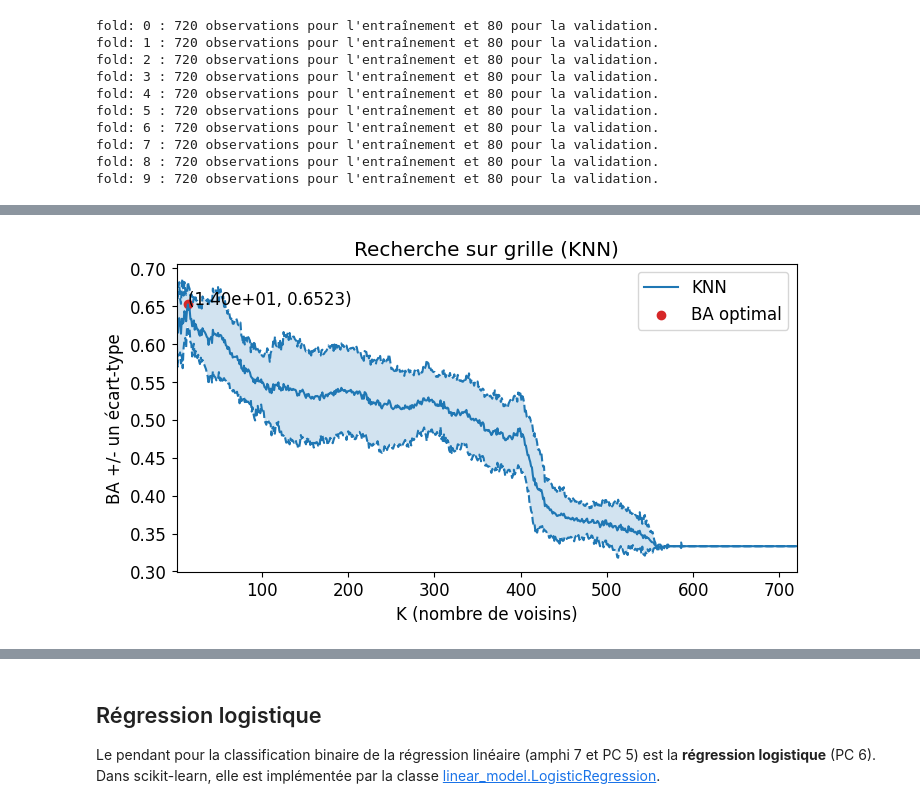
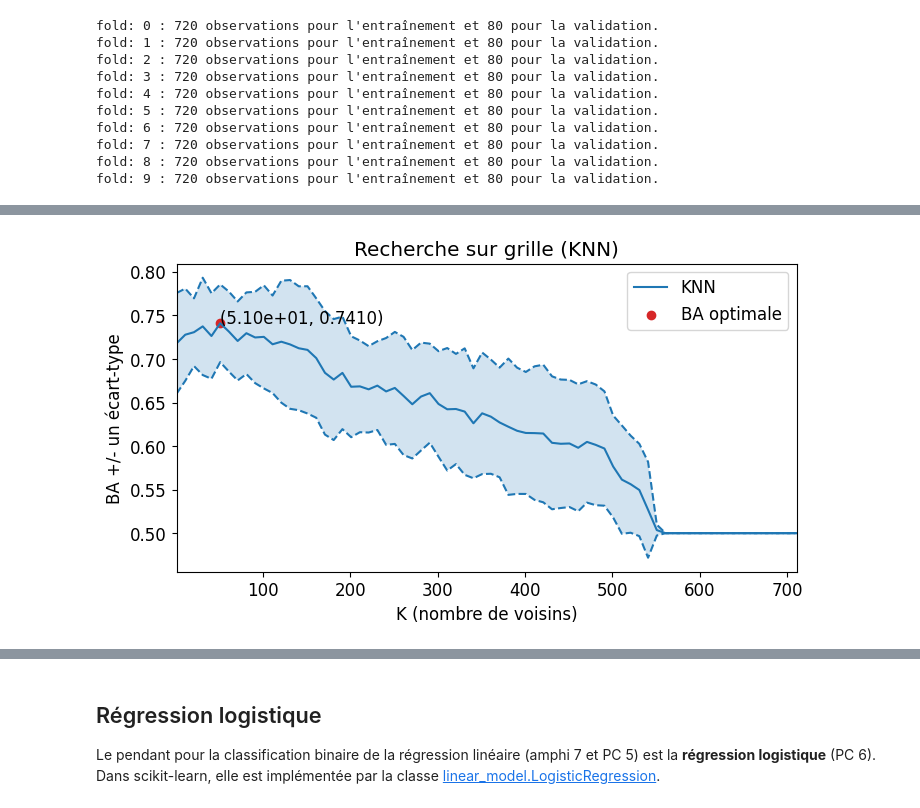
Before and after one commit to comemazelier/projet-sdd, a Jupyter notebook: Projet.ipynb, the cells around one changed output, grey strips where cells are left out. Saved outputs shown, nothing was run; the diff lists cells and outputs as text; code cells hidden in the pictures.

```diff
--- a/Projet.ipynb
+++ b/Projet.ipynb
@@ -301,8 +301,9 @@ Utilisez une recherche sur grille avec une validation croisée en 10 _folds_ (vo
 * Commentez ce graphique.
 * Reportez la valeur optimale de l'hyperparamètre et la précision équilibrée correspondante.
 # %%
-from sklearn import model_selection
+from sklearn import model_selection, preprocessing
 kf = model_selection.KFold(n_splits = 10, shuffle=True, random_state=42)
+X_train_scaled = preprocessing.scale(X_train)
 # %%
 for i, (train_indices, val_indices) in enumerate(kf.split(X_train)):
     print(f"fold: {i} : {len(train_indices)} observations pour l'entraînement et {len(val_indices)} pour la validation.")
@@ -319,14 +320,14 @@ fold: 8 : 720 observations pour l'entraînement et 80 pour la validation.
 fold: 9 : 720 observations pour l'entraînement et 80 pour la validation.
 # %%
 # Définir la grille de valeurs de l'hyperparamètre alpha
-K_values = np.arange(1, 721, 1)
+K_values = np.arange(1, 721, 10)
 
 # Définir le modèle à évaluer
 knn  = neighbors.KNeighborsClassifier()
 
 # Instantier la recherche sur grille
-grid_knn = model_selection.GridSearchCV(knn, {'n_neighbors': K_values}, cv = 10, scoring = 'balanced_accuracy')
+grid_knn = model_selection.GridSearchCV(knn, {'n_neighbors': K_values}, cv = kf, scoring = 'balanced_accuracy')
 
 # Utiliser la recherche sur grille
-grid_knn.fit(X_train, y_train)
+grid_knn.fit(X_train_scaled, y_train_risk_vs_norisk)
 # %% [output]
@@ -350,32 +343,31 @@ GridSearchCV(cv=10, estimator=KNeighborsClassifier(),
 # %%
 # initialize plot frame
 plt.figure(figsize=(8, 4))
 
 ba_values = grid_knn.cv_results_['mean_test_score']
 std_error = grid_knn.cv_results_['std_test_score']
 
 # afficher les RMSE avec une échelle logarithmique pour les abscisses :
 plt.plot(K_values, ba_values, label="KNN", color='tab:blue')
 plt.plot(K_values, ba_values + std_error, color='tab:blue', linestyle='dashed')
 plt.plot(K_values, ba_values - std_error, color='tab:blue', linestyle='dashed')
 
 # colorer l'espace entre les courbes représentant les écarts-types
 plt.fill_between(K_values, (ba_values + std_error), (ba_values - std_error),
                  alpha=0.2 # contrôle la transparence
                 )
 
 # afficher le meilleur score
 plt.scatter(grid_knn.best_params_['n_neighbors'], grid_knn.best_score_,
-           color='tab:red', label='BA optimal')
-
+           color='tab:red', label='BA optimale')
 plt.text(grid_knn.best_params_['n_neighbors'], grid_knn.best_score_, f"({grid_knn.best_params_['n_neighbors']:.2e}, {grid_knn.best_score_:.4f})")
 
 
 # Mise en forme
 plt.xlabel("K (nombre de voisins)")
 plt.ylabel("BA +/- un écart-type")
 plt.xlim([K_values[0], K_values[-1]])
 plt.title("Recherche sur grille (KNN)")
 plt.legend(loc='best');
 # %% [output]
-[figure, old version]
+[figure, new version]
```
Also changed, not shown: parts of 15 cells of this notebook, 1 other file.
